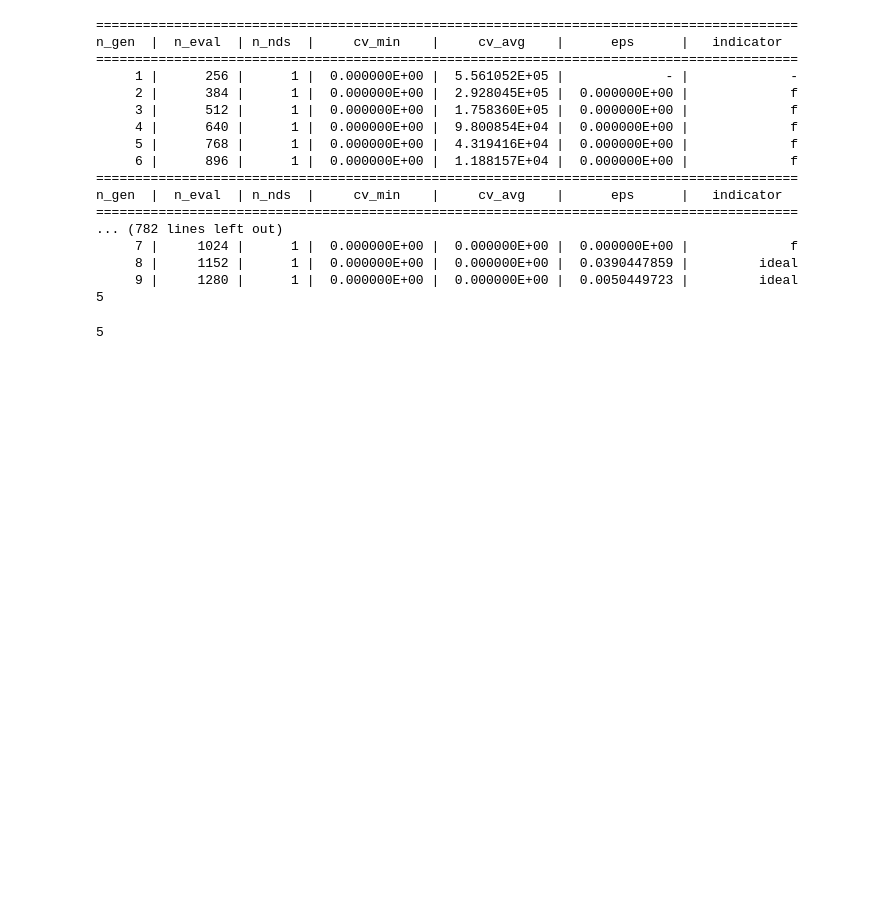
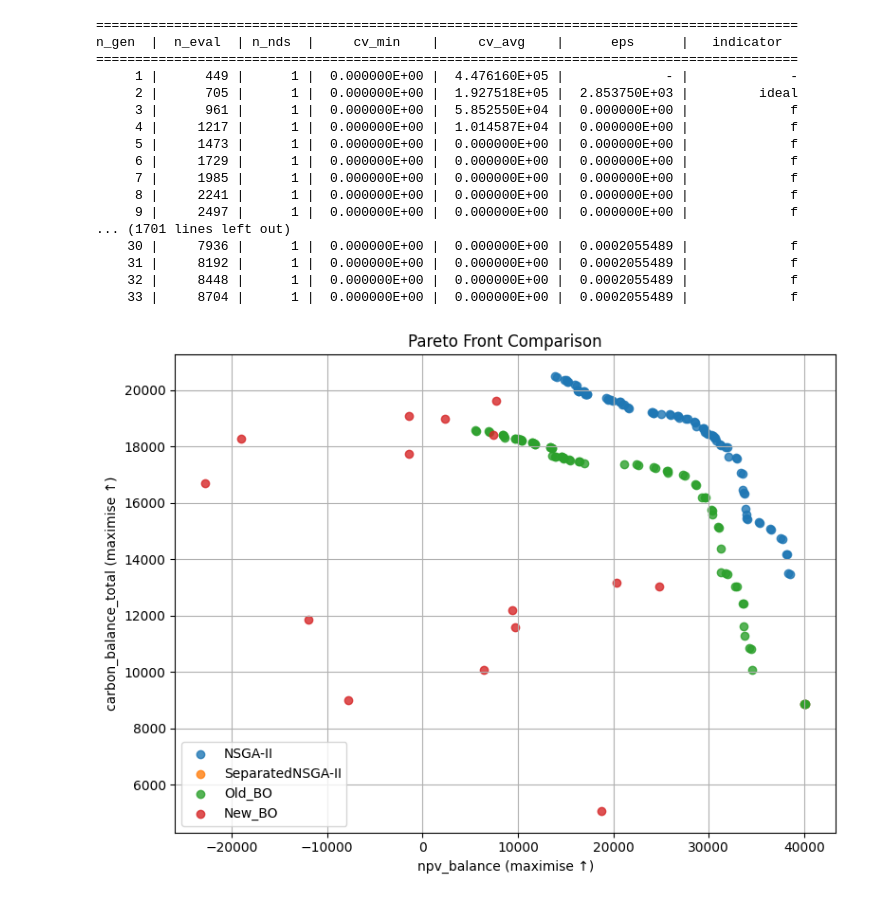
Before and after one commit to Elemental-Power-Ltd/EPOCH, a Jupyter notebook: test.ipynb, the cells around one changed output. Drawn from its saved outputs; the diff is of its cells as text; code cells hidden in the pictures; blank space fills up the shorter version.

```diff
--- a/test.ipynb
+++ b/test.ipynb
@@ -143,7 +167,9 @@ from app.internal.NSGA2 import NSGA2
 # %%
-nsga = NSGA2(pop_size=512, n_offsprings=256, period=5)
+from app.internal.NSGA2 import NSGA2
 
-nsga_res = nsga.run(objectives=objectives, constraints=constraints, portfolio=portfolio)
+nsga = NSGA2(pop_size=1024, n_offsprings=512, period=10, tol=0.00001)
+
+results_by_algorithm["NSGA-II"] = nsga.run(objectives=objectives, constraints=constraints, portfolio=portfolio)
 # %% [output]
 ==========================================================================================
 n_gen  |  n_eval  | n_nds  |     cv_min    |     cv_avg    |      eps      |   indicator
@@ -170,0 +191,6 @@ NSGA2_param = NSGA2HyperParam(period=5)
+# %%
+from app.internal.NSGA2 import SeparatedNSGA2
+
+snsga = SeparatedNSGA2()
+
+results_by_algorithm["SeparatedNSGA-II"] = snsga.run(objectives=objectives, constraints=constraints, portfolio=portfolio)
@@ -171,7 +215,13 @@ NSGA2_param = NSGA2HyperParam(period=5)
 # %%
+from app.internal.bayesian.bayesian import Bayesian as Old_Bayesian
+
+from app.models.optimisers import NSGA2HyperParam
+
+NSGA2_param = NSGA2HyperParam(pop_size=512, n_offsprings=256, period=10, tol=0.00001)
+
 old_bo = Old_Bayesian(n_initialisation_points = 5, batch_size = 1, n_generations=10, NSGA2_param=NSGA2_param)
 
-old_bo_res = old_bo.run(objectives=objectives, constraints=constraints, portfolio=portfolio)
+results_by_algorithm["Old_BO"] = old_bo.run(objectives=objectives, constraints=constraints, portfolio=portfolio)
 # %% [output]
 ==========================================================================================
 n_gen  |  n_eval  | n_nds  |     cv_min    |     cv_avg    |      eps      |   indicator
@@ -203,26 +243,28 @@ NSGA2_param = NSGA2HyperParam(period=5)
 # %%
+from app.internal.bayesian.simplified_bo import Bayesian
+
+from app.models.optimisers import NSGA2HyperParam
+
+NSGA2_param = NSGA2HyperParam(pop_size=512, n_offsprings=256, period=10, tol=0.00001)
+
 bo = Bayesian(n_initialisation_points = 5, batch_size = 1, n_generations=10, NSGA2_param=NSGA2_param)
 
-res = bo.run(objectives=objectives, constraints=constraints, portfolio=portfolio)
+results_by_algorithm["New_BO"] = bo.run(objectives=objectives, constraints=constraints, portfolio=portfolio)
 # %% [output]
 ==========================================================================================
 n_gen  |  n_eval  | n_nds  |     cv_min    |     cv_avg    |      eps      |   indicator
 ==========================================================================================
-     1 |      256 |      1 |  0.000000E+00 |  5.561052E+05 |             - |             -
-     2 |      384 |      1 |  0.000000E+00 |  2.928045E+05 |  0.000000E+00 |             f
-     3 |      512 |      1 |  0.000000E+00 |  1.758360E+05 |  0.000000E+00 |             f
-     4 |      640 |      1 |  0.000000E+00 |  9.800854E+04 |  0.000000E+00 |             f
-     5 |      768 |      1 |  0.000000E+00 |  4.319416E+04 |  0.000000E+00 |             f
-     6 |      896 |      1 |  0.000000E+00 |  1.188157E+04 |  0.000000E+00 |             f
-==========================================================================================
-n_gen  |  n_eval  | n_nds  |     cv_min    |     cv_avg    |      eps      |   indicator
-==========================================================================================
-... (782 lines left out)
-     7 |     1024 |      1 |  0.000000E+00 |  0.000000E+00 |  0.000000E+00 |             f
-     8 |     1152 |      1 |  0.000000E+00 |  0.000000E+00 |  0.0390447859 |         ideal
-     9 |     1280 |      1 |  0.000000E+00 |  0.000000E+00 |  0.0050449723 |         ideal
-5
+     1 |      449 |      1 |  0.000000E+00 |  4.476160E+05 |             - |             -
+     2 |      705 |      1 |  0.000000E+00 |  1.927518E+05 |  2.853750E+03 |         ideal
+     3 |      961 |      1 |  0.000000E+00 |  5.852550E+04 |  0.000000E+00 |             f
+     4 |     1217 |      1 |  0.000000E+00 |  1.014587E+04 |  0.000000E+00 |             f
+     5 |     1473 |      1 |  0.000000E+00 |  0.000000E+00 |  0.000000E+00 |             f
+     6 |     1729 |      1 |  0.000000E+00 |  0.000000E+00 |  0.000000E+00 |             f
+     7 |     1985 |      1 |  0.000000E+00 |  0.000000E+00 |  0.000000E+00 |             f
+     8 |     2241 |      1 |  0.000000E+00 |  0.000000E+00 |  0.000000E+00 |             f
+     9 |     2497 |      1 |  0.000000E+00 |  0.000000E+00 |  0.000000E+00 |             f
+... (1701 lines left out)
+    30 |     7936 |      1 |  0.000000E+00 |  0.000000E+00 |  0.0002055489 |             f
+    31 |     8192 |      1 |  0.000000E+00 |  0.000000E+00 |  0.0002055489 |             f
+    32 |     8448 |      1 |  0.000000E+00 |  0.000000E+00 |  0.0002055489 |             f
+    33 |     8704 |      1 |  0.000000E+00 |  0.000000E+00 |  0.0002055489 |             f
-# %%
-len(res.solutions)
-# %% [output]
-5
@@ -228,0 +338,4 @@ len(res.solutions)
+# %%
+plot_pareto_fronts(results_by_algorithm=results_by_algorithm, objectives=objectives)
+# %% [output]
+[figure, added]
```
Also changed, not shown: parts of 18 cells of this notebook.
